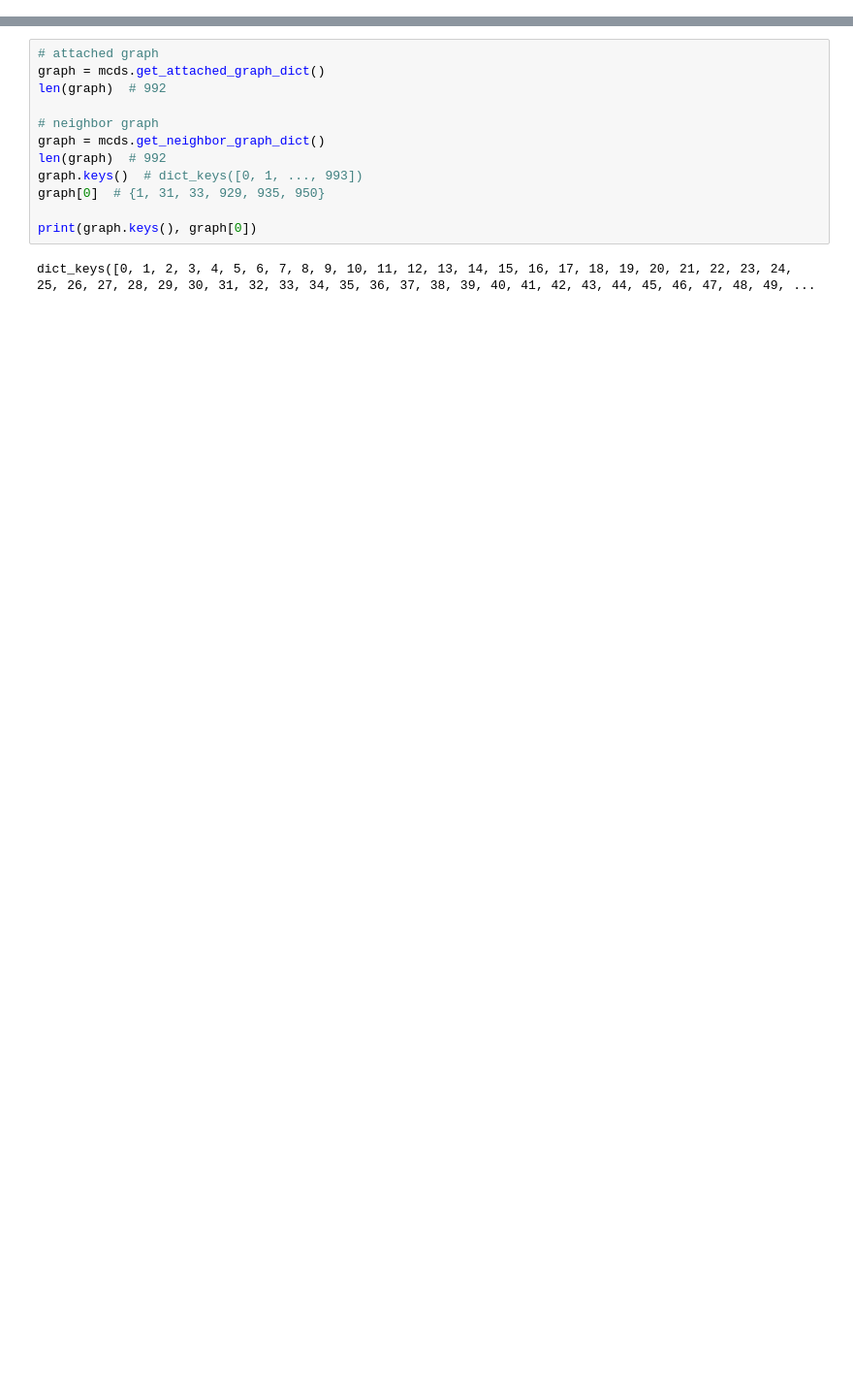
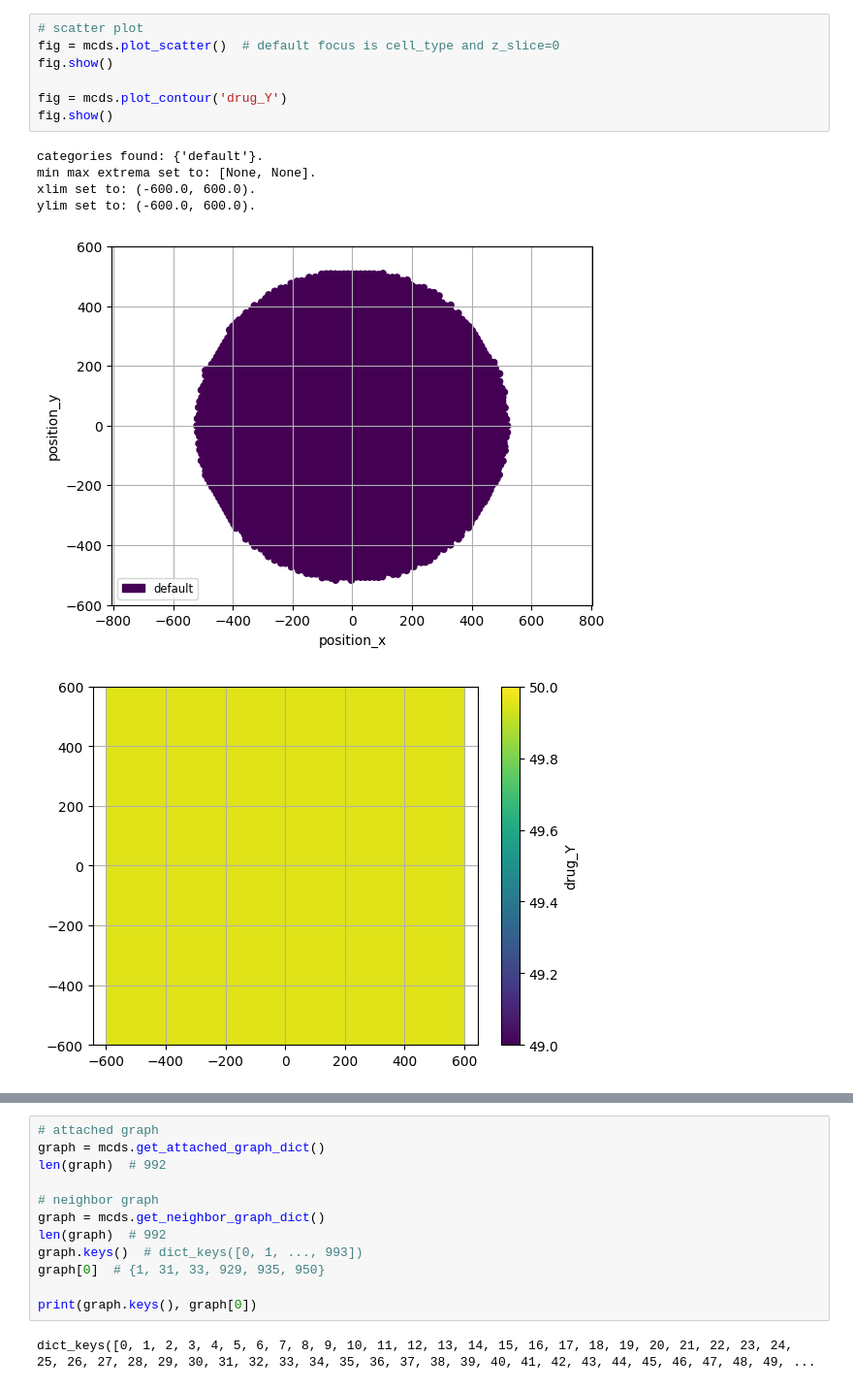
Before and after one commit to PhysiBoSS/PhysiBoSS, a Jupyter notebook: postsim_analysis/simple_output_analysis.ipynb, the cells around one changed output, grey strips where cells are left out. Shown at 97% size. Cells and saved outputs as stored; diff of their text form; blank space fills up the shorter version.

```diff
--- a/postsim_analysis/simple_output_analysis.ipynb
+++ b/postsim_analysis/simple_output_analysis.ipynb
@@ -106,0 +165,14 @@ done!
+# %%
+# scatter plot
+fig = mcds.plot_scatter()  # default focus is cell_type and z_slice=0
+fig.show()
+
+fig = mcds.plot_contour('drug_Y')
+fig.show()
+# %% [output]
+categories found: {'default'}.
+min max extrema set to: [None, None].
+xlim set to: (-600.0, 600.0).
+ylim set to: (-600.0, 600.0).
+[figure, added]
+[figure, added]
```
Also changed, not shown: parts of 15 cells of this notebook, 48 other files.
